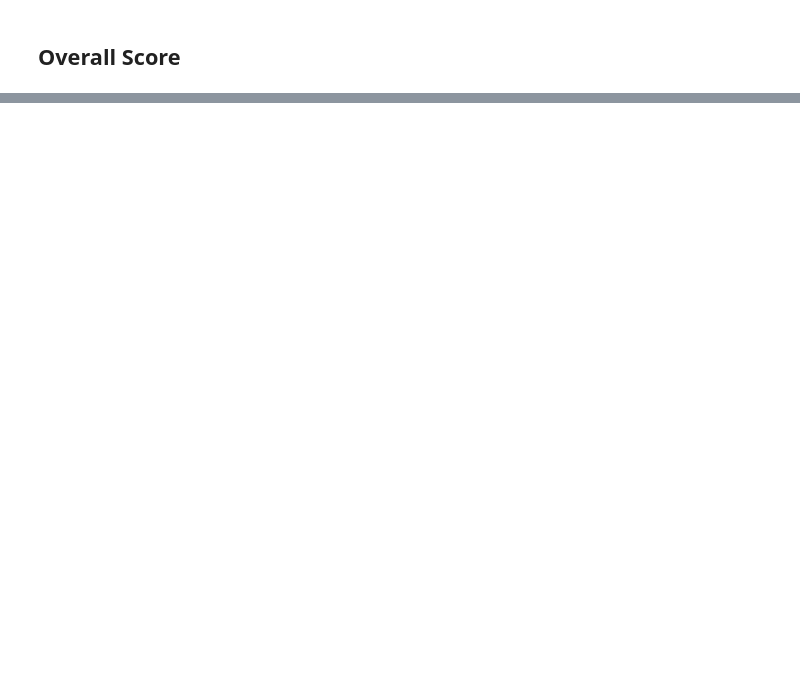
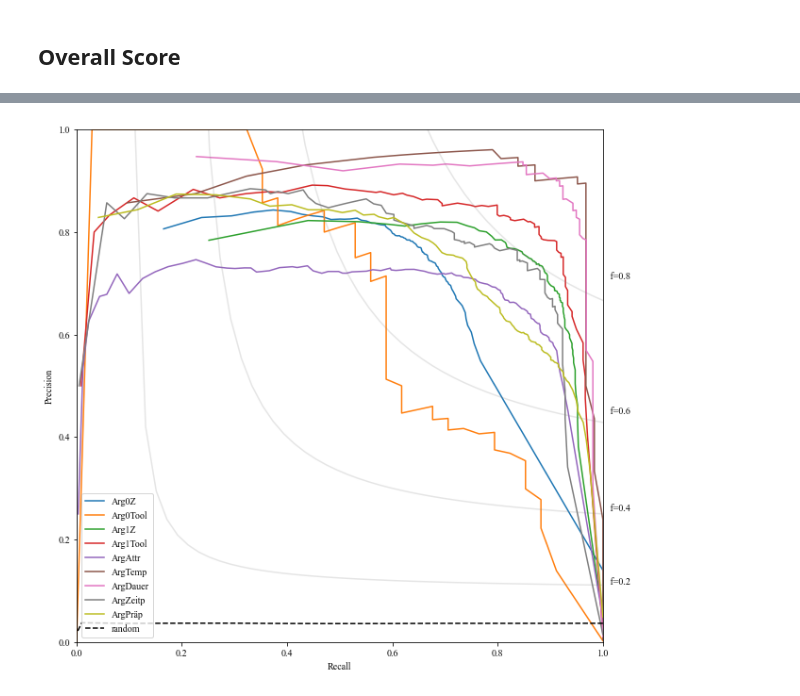
Before and after one commit to CorneliusSchramm/ReciParse_Scripts, a Jupyter notebook: 4-analysis/1-results/scripts/results_analysis.ipynb, the cells around one changed output, grey strips where cells are left out. Drawn from its saved outputs; the diff is of its cells as text; code cells hidden in the pictures; blank space fills up the shorter version.

```diff
--- a/4-analysis/1-results/scripts/results_analysis.ipynb
+++ b/4-analysis/1-results/scripts/results_analysis.ipynb
@@ -280,0 +270,46 @@ scorer.score(examples)
+# %%
+# build and return dataframe with thresholds for one label
+def prf_th(examples, thresholds, label):
+    prf_list = []
+    for th in thresholds:
+        prf_list.append(score_relations_ind(examples, th, label))
+    df_prf_th = pd.DataFrame(prf_list, columns=["label","p","r","f","tp","fp","fn","ec", "c"],index=thresholds)#, "er"
+    return df_prf_th
+
+# Plot recall and decision against each other
+def plot_pr_curve(df,thresholds,label):
+    precision = df["p"]
+    recall = df["r"]
+    # plot the roc curve for the model
+    plt.plot(recall, precision, label=label)
+    # axis labels
+
+# Plot all labels into one figure
+def plot_pr_all(thresholds):
+    labels = ['Arg0Z','Arg0Tool','Arg1Z','Arg1Tool','ArgAttr','ArgTemp','ArgDauer','ArgZeitp','ArgPräp']
+    plt.figure(figsize=(10,10))
+    for label in labels:
+        df_prf_th = prf_th(examples,thresholds,label)
+        plot_pr_curve(df_prf_th,thresholds,label)
+    plt.xlabel('Recall')
+    plt.ylabel('Precision')
+    ##
+    plt.plot(rand_bl["r"]/100, rand_bl["p"]/100, linestyle="--", color="black")
+    plt.legend(labels+["random"], loc=3)
+    axes = plt.gca()
+    axes.set_xlim([0,1])
+    axes.set_ylim([0,1])
+    ##
+    f_scores = np.linspace(0.2, 0.8, num=4)
+    for f_score in f_scores:
+        x = np.linspace(0.01, 1)
+        y = f_score * x / (2 * x - f_score)
+        l, = plt.plot(x[y >= 0], y[y >= 0], color='gray', alpha=0.2)
+        plt.annotate('   f={0:0.1f}'.format(f_score), xy=(1, y[45]))
+    #plt.show()
+    plt.savefig(plot_path+"/both_pr-curve_labels.png")
+# %%
+plot_pr_all(thresholds)
+#plt.savefig(plot_path+"/both_pr-curve_labels.png")
+# %% [output]
+[figure, added]
```
Also changed, not shown: parts of 65 cells of this notebook.
